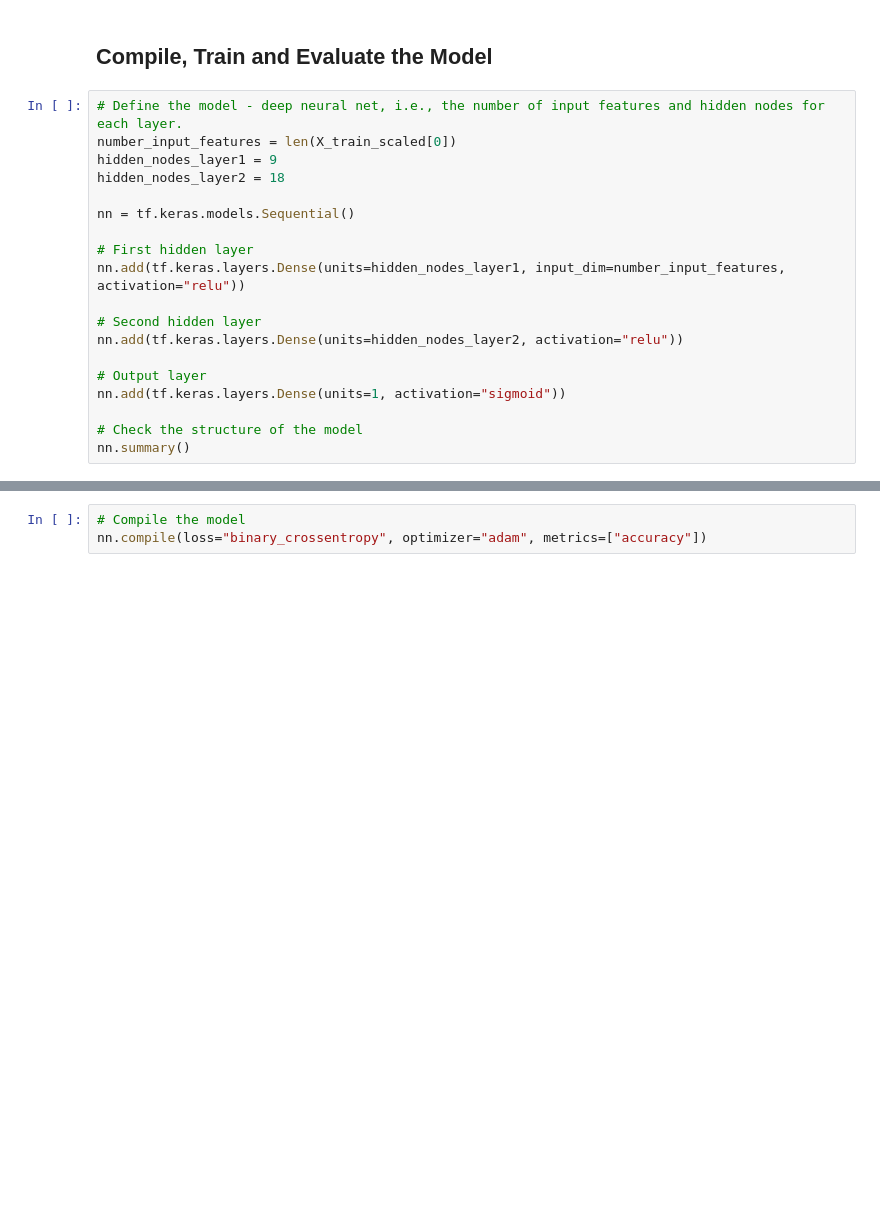
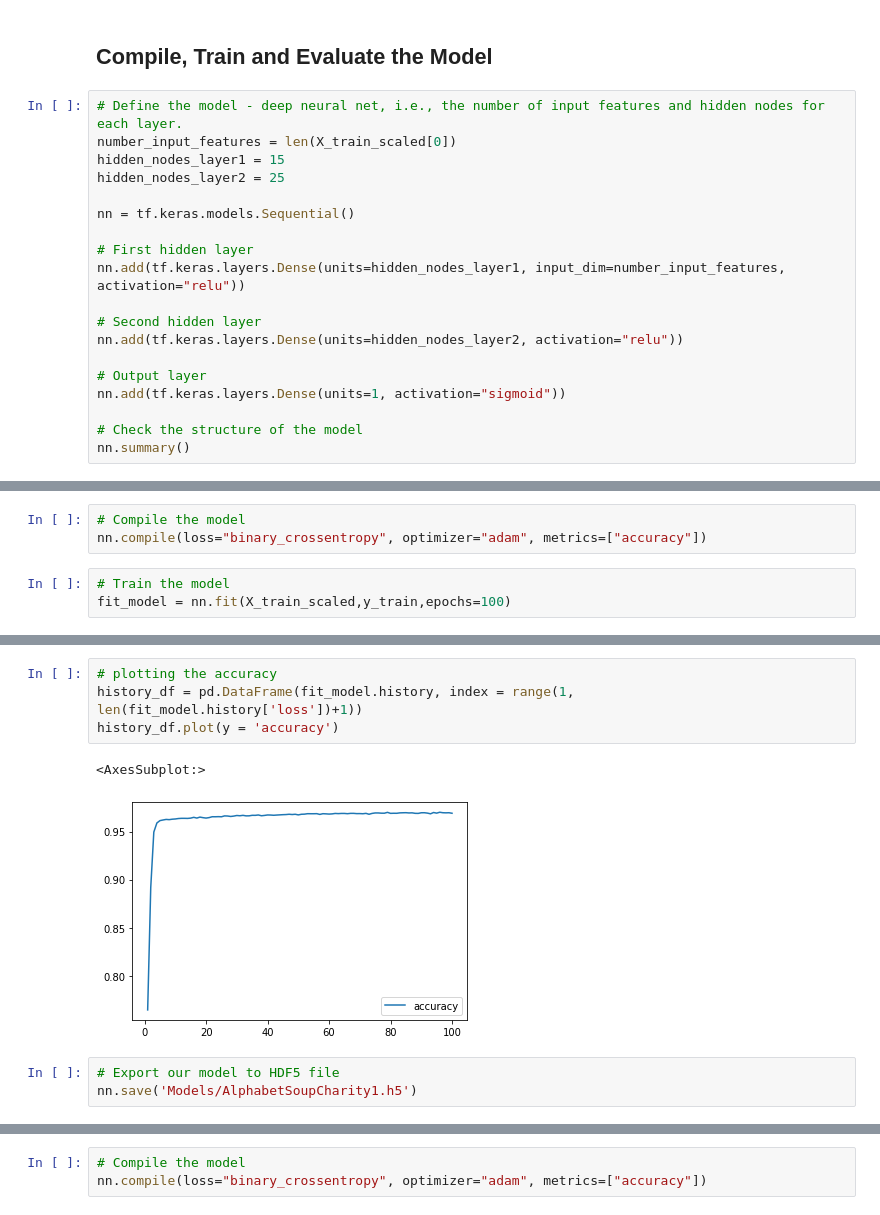
Before and after one commit to cjallow01/deep-learning-challenge, a Jupyter notebook: AlphabetSoupCharity.ipynb, the cells around one changed output, grey strips where cells are left out. Cells and saved outputs as stored; diff of their text form; blank space fills up the shorter version.

```diff
--- a/AlphabetSoupCharity.ipynb
+++ b/AlphabetSoupCharity.ipynb
@@ -178,8 +202,8 @@ X_test_scaled = X_scaler.transform(X_test)
 # %%
 # Define the model - deep neural net, i.e., the number of input features and hidden nodes for each layer.
 number_input_features = len(X_train_scaled[0])
-hidden_nodes_layer1 = 9
-hidden_nodes_layer2 = 18
+hidden_nodes_layer1 = 15
+hidden_nodes_layer2 = 25
 
 nn = tf.keras.models.Sequential()
 
@@ -211,2 +235,8 @@ Trainable params: 176,716
 Non-trainable params: 0
 _________________________________________________________________
+# %%
+# Compile the model
+nn.compile(loss="binary_crossentropy", optimizer="adam", metrics=["accuracy"])
+# %%
+# Train the model
+fit_model = nn.fit(X_train_scaled,y_train,epochs=100)
@@ -212,0 +268,10 @@ _________________________________________________________________
+# %%
+# plotting the accuracy
+history_df = pd.DataFrame(fit_model.history, index = range(1, len(fit_model.history['loss'])+1))
+history_df.plot(y = 'accuracy')
+# %% [output]
+<AxesSubplot:>
+[figure, added]
+# %%
+# Export our model to HDF5 file
+nn.save('Models/AlphabetSoupCharity1.h5')
```
Also changed, not shown: parts of 23 cells of this notebook.
